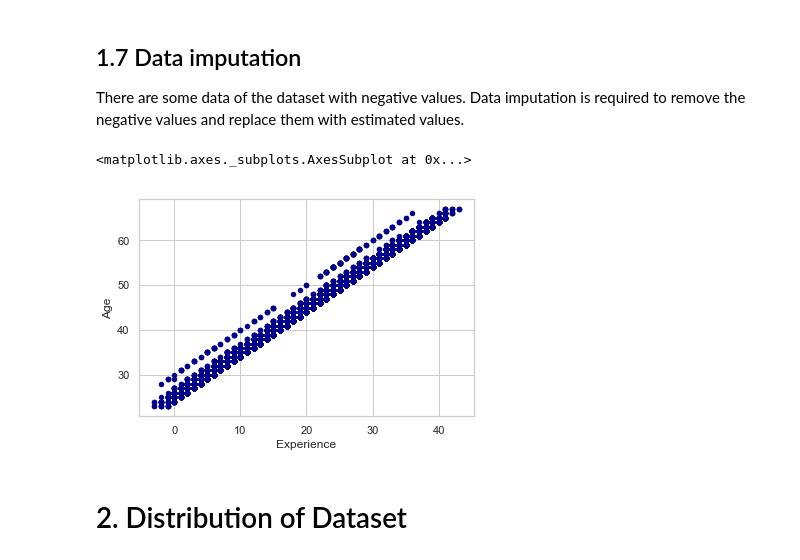
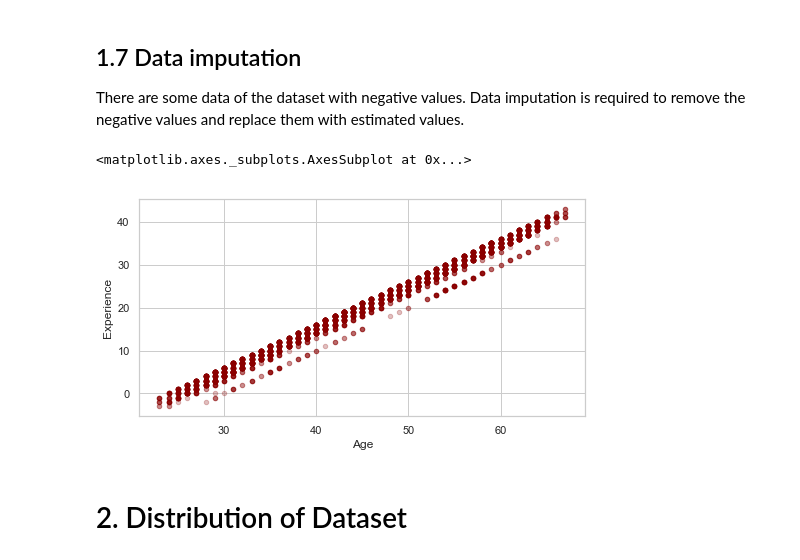
Before and after one commit to koksoon100/UTexas-Austin-Week-6-Assignment, a Jupyter notebook: week_2_assignment.ipynb, the cells around one changed output. Cells and saved outputs as stored; diff of their text form; code cells hidden in the pictures.

```diff
--- a/week_2_assignment.ipynb
+++ b/week_2_assignment.ipynb
@@ -113,12 +113,10 @@ False
  There are some data of the dataset with negative values. Data imputation is required to remove the negative values and replace them with estimated values.
 # %%
 bank_data['Experience'] = bank_data['Experience'].astype(int)
-bank_data.plot.scatter(x='Experience',
-                      y='Age',
-                      c='DarkBlue')
+bank_data.plot.scatter(y='Experience',x='Age',color='darkred',alpha=0.25,figsize=(8,4))
 # %% [output]
 <matplotlib.axes._subplots.AxesSubplot at 0x...>
-[figure, old version]
+[figure, new version]
 # %% [markdown]
 # 2. Distribution of Dataset
 # %% [markdown]
```
Also changed, not shown: parts of 20 cells of this notebook.
